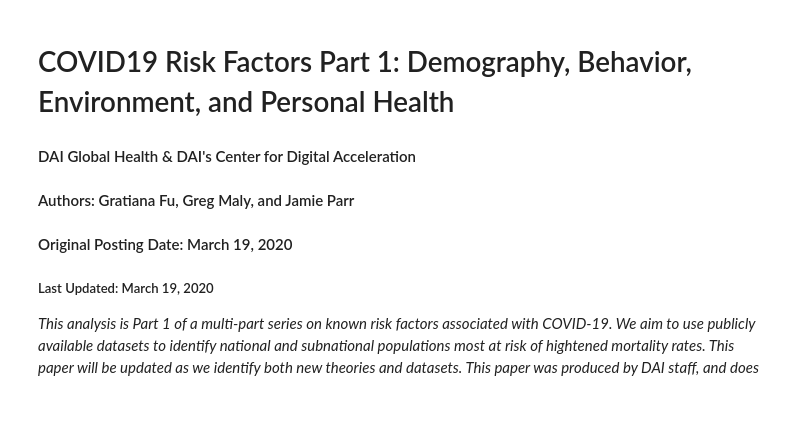
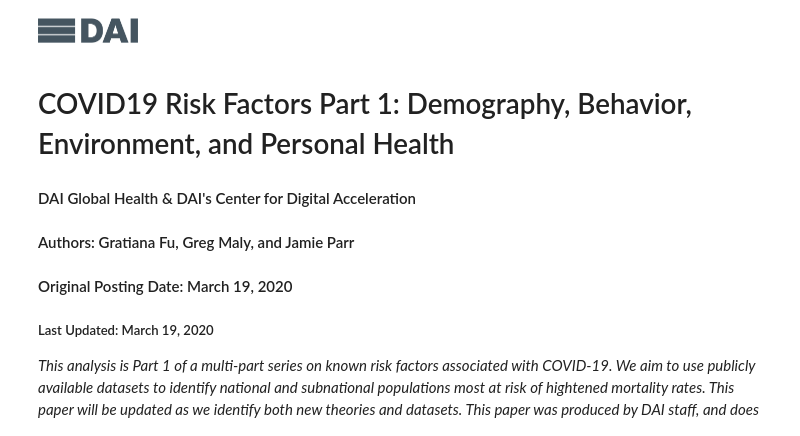
Before and after one commit to dai-ictgeo/covid_19_part_1, a Jupyter notebook: docs/covid_19_clean.ipynb, the cells around one changed output. Saved outputs shown, nothing was run; the diff lists cells and outputs as text; code cells hidden in the pictures; blank space fills up the shorter version.

Commit message:
added logo

```diff
--- a/docs/covid_19_clean.ipynb
+++ b/docs/covid_19_clean.ipynb
@@ -17,6 +17,11 @@ $( document ).ready(code_toggle);
 To toggle on/off the raw code, click <a href="javascript:code_toggle()">here</a>.</i>''')
 # %% [output]
 [interactive output not drawn]
+# %%
+from IPython.display import HTML, display, Image
+Image('images/DAI Logo.png', width=100)
+# %% [output]
+[figure, added]
 # %% [markdown]
 # COVID19 Risk Factors Part 1: Demography, Behavior, Environment, and Personal Health
 
```
Also changed, not shown: 3 other files.
